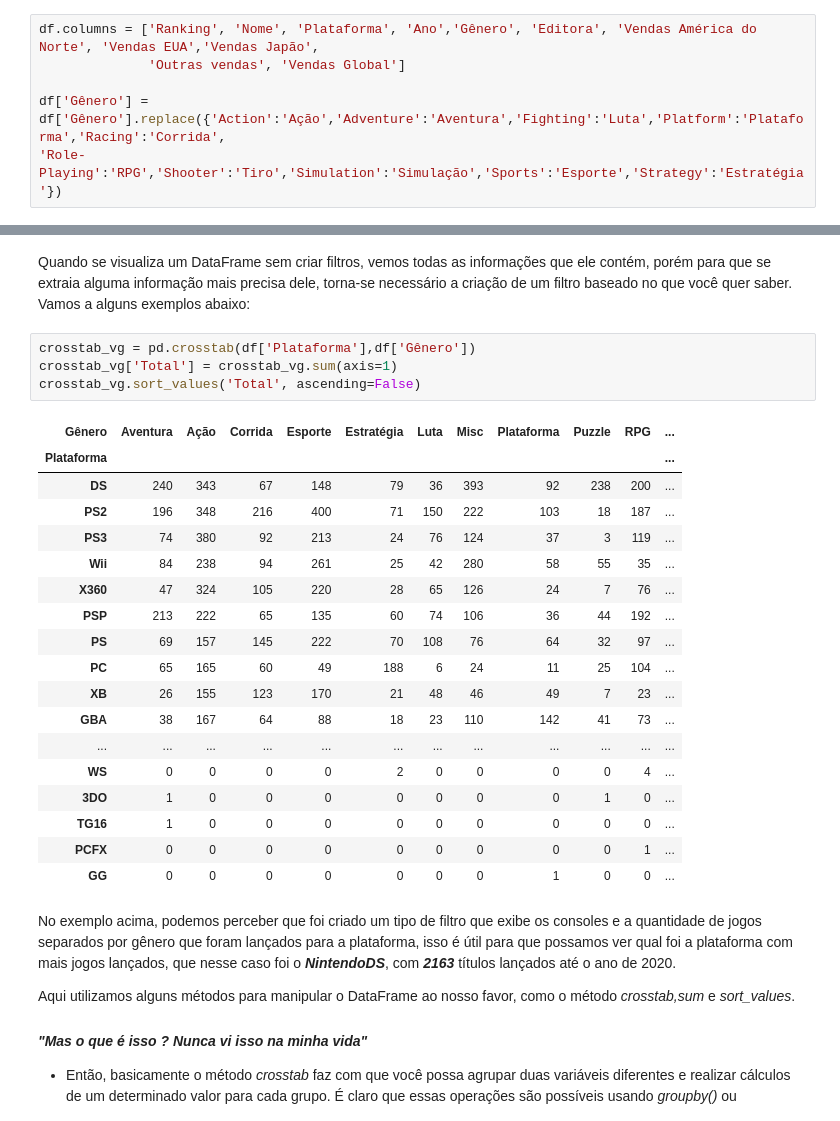
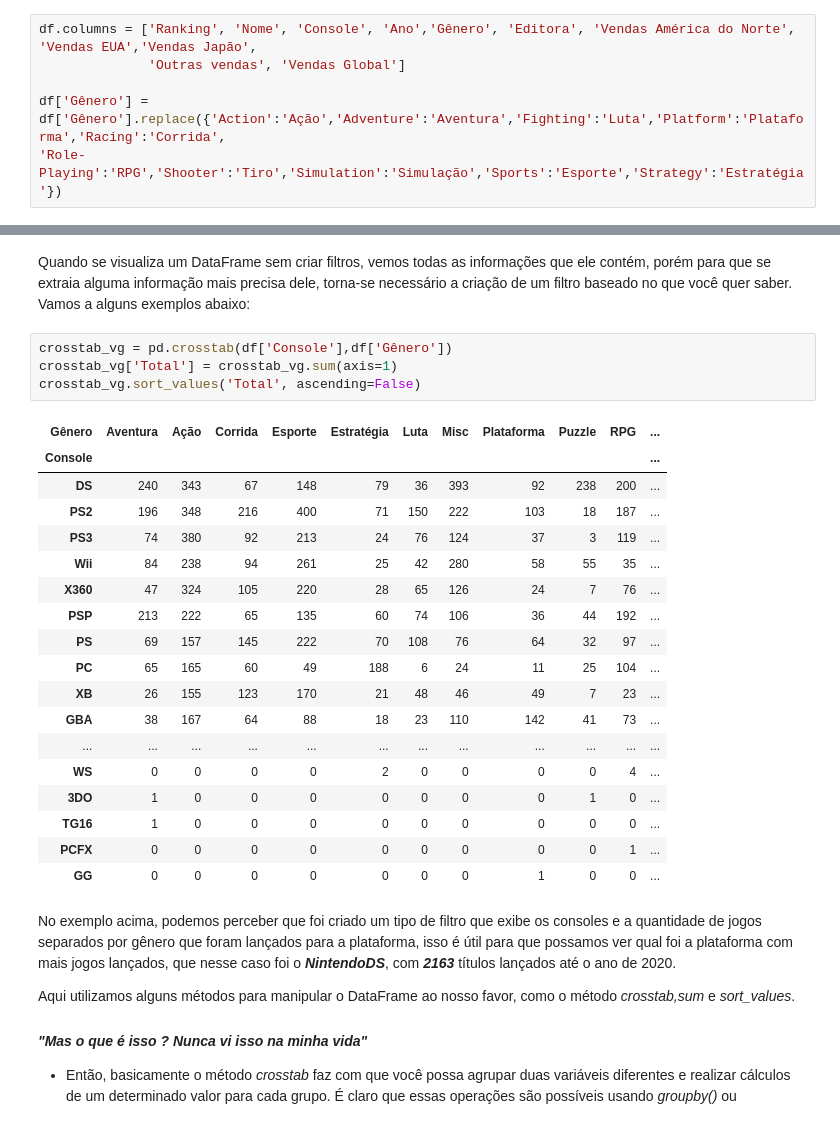
Before and after one commit to Sartorio12/analise_videogames, a Jupyter notebook: vendas_videogames.ipynb, the cells around one changed output, grey strips where cells are left out. Drawn from its saved outputs; the diff is of its cells as text.

```diff
--- a/vendas_videogames.ipynb
+++ b/vendas_videogames.ipynb
@@ -54,7 +54,7 @@ df
 # %% [markdown]
 De cara, podemos notar que os nomes das colunas estão em inglês, vamos traduzir essas colunas para nosso idioma utilizando o comando ***.columns*** do ***pandas***. Podemos utilizar o ***columns*** também para alterar uma coluna específica passando os atributos, mas como queremos alterar todas elas, faremos direto dessa vez.
 # %%
-df.columns = ['Ranking', 'Nome', 'Plataforma', 'Ano','Gênero', 'Editora', 'Vendas América do Norte', 'Vendas EUA','Vendas Japão',
+df.columns = ['Ranking', 'Nome', 'Console', 'Ano','Gênero', 'Editora', 'Vendas América do Norte', 'Vendas EUA','Vendas Japão',
               'Outras vendas', 'Vendas Global']
 
 df['Gênero'] = df['Gênero'].replace({'Action':'Ação','Adventure':'Aventura','Fighting':'Luta','Platform':'Plataforma','Racing':'Corrida',
@@ -122,12 +122,12 @@ Após esses procedimentos, realizamos a limpeza dos dados e fizemos uma breve an
 # %% [markdown]
 Quando se visualiza um DataFrame sem criar filtros, vemos todas as informações que ele contém, porém para que se extraia alguma informação mais precisa dele, torna-se necessário a criação de um filtro baseado no que você quer saber. Vamos a alguns exemplos abaixo:
 # %%
-crosstab_vg = pd.crosstab(df['Plataforma'],df['Gênero'])
+crosstab_vg = pd.crosstab(df['Console'],df['Gênero'])
 crosstab_vg['Total'] = crosstab_vg.sum(axis=1)
 crosstab_vg.sort_values('Total', ascending=False)
 # %% [output]
 | Gênero | Aventura | Ação | Corrida | Esporte | Estratégia | Luta | Misc | Plataforma | Puzzle | RPG | ... |
-| Plataforma |  |  |  |  |  |  |  |  |  |  | ... |
+| Console |  |  |  |  |  |  |  |  |  |  | ... |
 | DS | 240 | 343 | 67 | 148 | 79 | 36 | 393 | 92 | 238 | 200 | ... |
 | PS2 | 196 | 348 | 216 | 400 | 71 | 150 | 222 | 103 | 18 | 187 | ... |
 | PS3 | 74 | 380 | 92 | 213 | 24 | 76 | 124 | 37 | 3 | 119 | ... |
```
Also changed, not shown: parts of 38 cells of this notebook.
